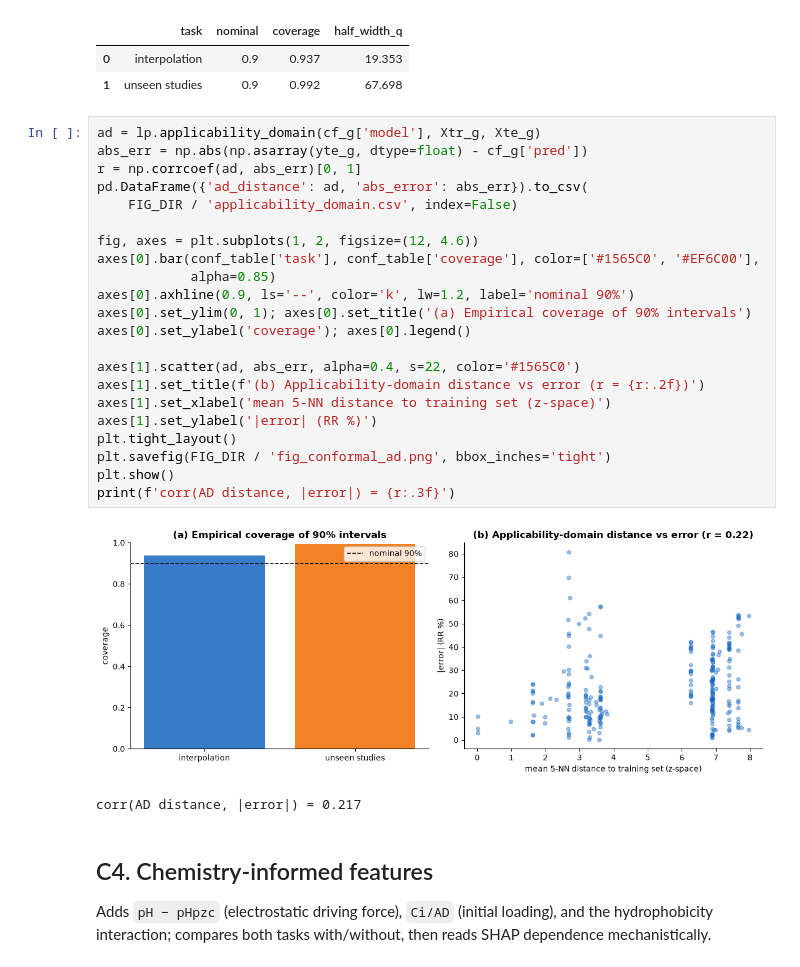
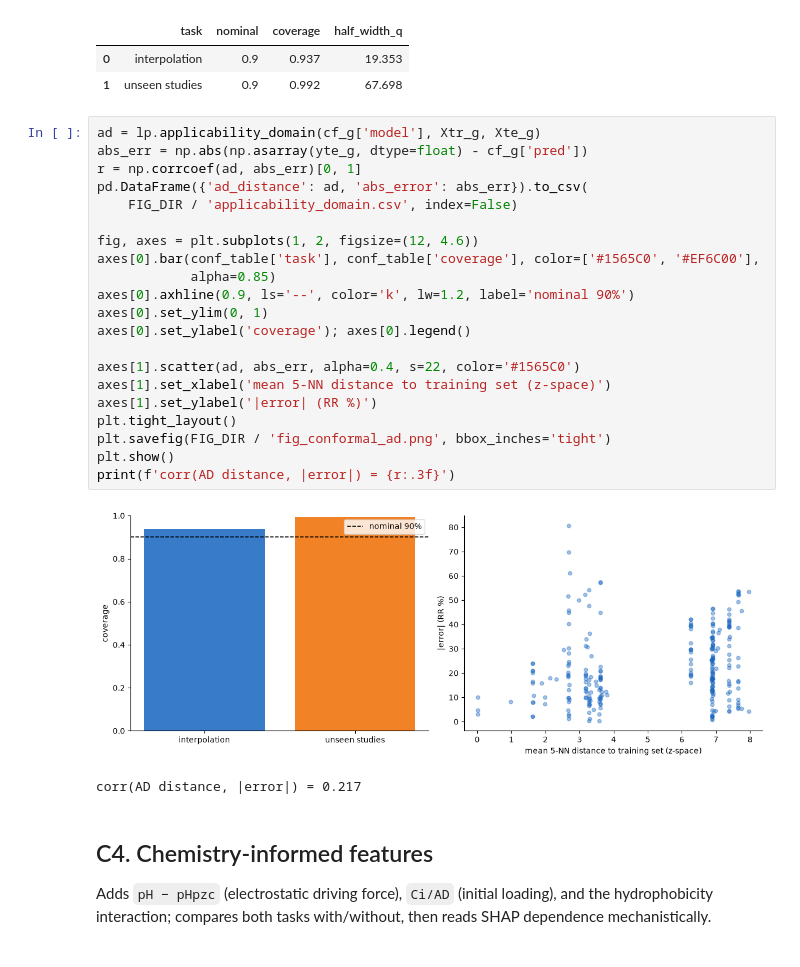
Before and after one commit to thanhtrunghuynh93/GreenX_BaoTien_project, a Jupyter notebook: notebooks/cross_study_analysis.ipynb, the cells around one changed output. Cells and saved outputs as stored; diff of their text form.

```diff
--- a/notebooks/cross_study_analysis.ipynb
+++ b/notebooks/cross_study_analysis.ipynb
@@ -175,27 +171,26 @@ conf_table
 # %%
 ad = lp.applicability_domain(cf_g['model'], Xtr_g, Xte_g)
 abs_err = np.abs(np.asarray(yte_g, dtype=float) - cf_g['pred'])
 r = np.corrcoef(ad, abs_err)[0, 1]
 pd.DataFrame({'ad_distance': ad, 'abs_error': abs_err}).to_csv(
     FIG_DIR / 'applicability_domain.csv', index=False)
 
 fig, axes = plt.subplots(1, 2, figsize=(12, 4.6))
 axes[0].bar(conf_table['task'], conf_table['coverage'], color=['#1565C0', '#EF6C00'],
             alpha=0.85)
 axes[0].axhline(0.9, ls='--', color='k', lw=1.2, label='nominal 90%')
-axes[0].set_ylim(0, 1); axes[0].set_title('(a) Empirical coverage of 90% intervals')
+axes[0].set_ylim(0, 1)
 axes[0].set_ylabel('coverage'); axes[0].legend()
 
 axes[1].scatter(ad, abs_err, alpha=0.4, s=22, color='#1565C0')
-axes[1].set_title(f'(b) Applicability-domain distance vs error (r = {r:.2f})')
 axes[1].set_xlabel('mean 5-NN distance to training set (z-space)')
 axes[1].set_ylabel('|error| (RR %)')
 plt.tight_layout()
 plt.savefig(FIG_DIR / 'fig_conformal_ad.png', bbox_inches='tight')
 plt.show()
 print(f'corr(AD distance, |error|) = {r:.3f}')
 # %% [output]
-[figure, old version]
+[figure, new version]
 corr(AD distance, |error|) = 0.217
 # %% [markdown]
 ## C4. Chemistry-informed features
```
Also changed, not shown: parts of 3 cells of this notebook, 7 other files.
